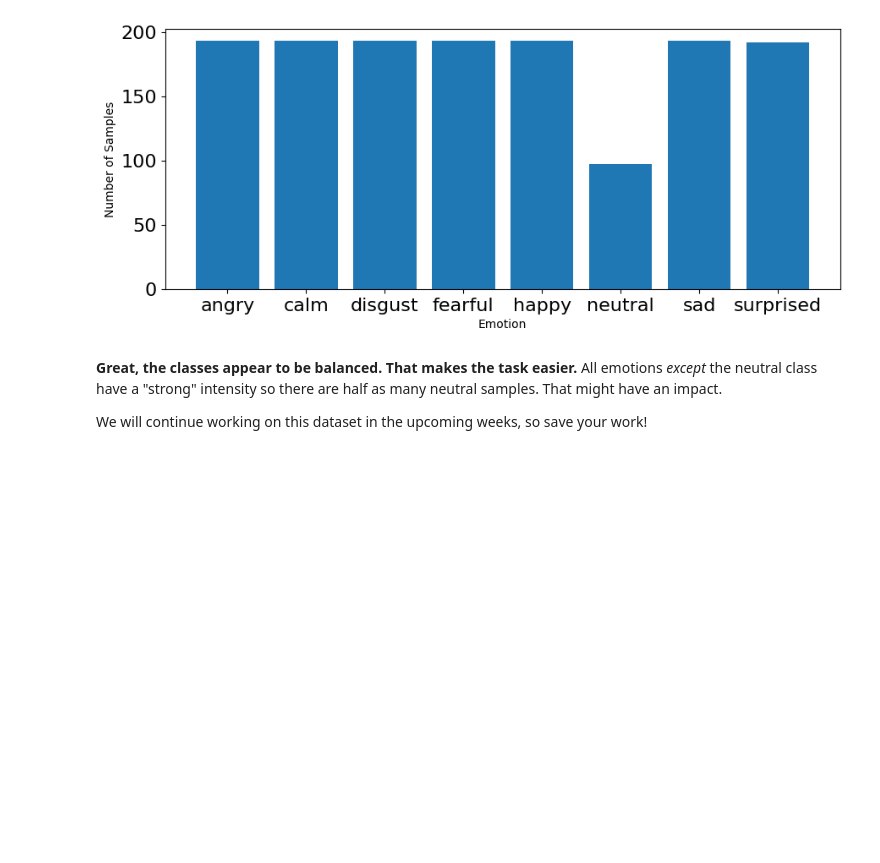
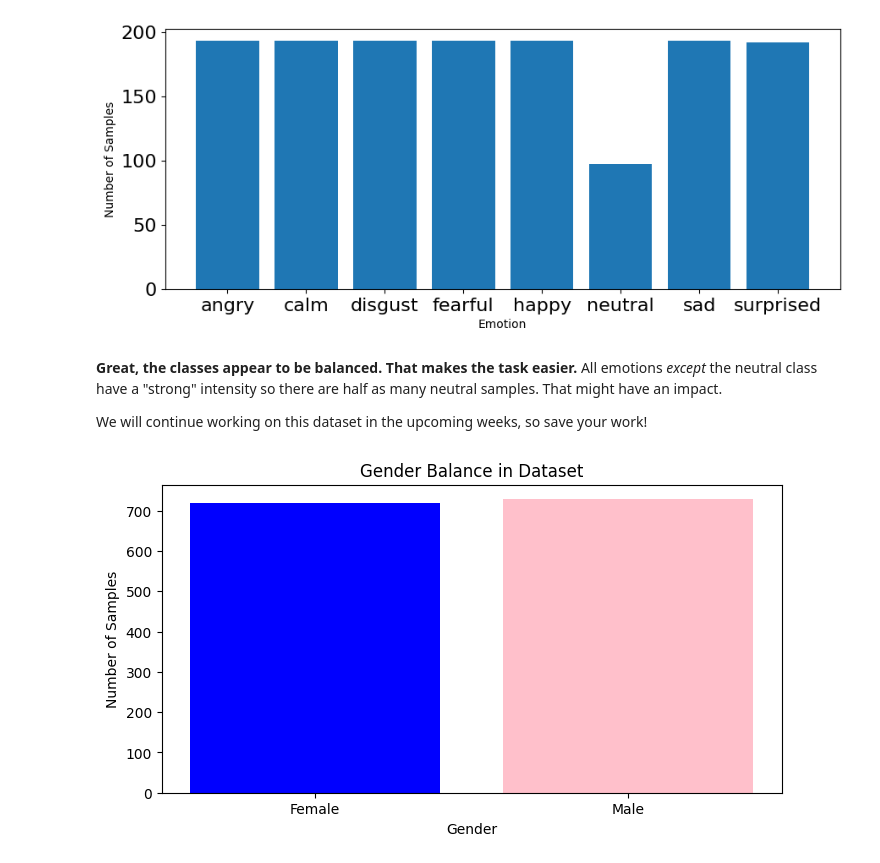
Before and after one commit to jigangz/Week2_DataPreprocessing, a Jupyter notebook: MY Week 2.ipynb, the cells around one changed output. Drawn from its saved outputs; the diff is of its cells as text; code cells hidden in the pictures; blank space fills up the shorter version.

```diff
--- a/MY Week 2.ipynb
+++ b/MY Week 2.ipynb
@@ -724,3 +720,23 @@ plt.show()
 **Great, the classes appear to be balanced. That makes the task easier.** All emotions _except_ the neutral class have a "strong" intensity so there are half as many neutral samples. That might have an impact.
 
 We will continue working on this dataset in the upcoming weeks, so save your work!
+# %%
+# Creating gender labels based on actor number
+genders = []
+for file in glob.glob("/content/drive/MyDrive/Audio Data/Actor_*/*.wav"):
+    actor_number = int(file.split("/")[-2].split("_")[1])
+    if actor_number % 2 == 0:
+        genders.append("Female")
+    else:
+        genders.append("Male")
+
+# Visualizing gender balance
+plt.figure(figsize=(8,4))
+gender_list, gender_count = np.unique(genders, return_counts=True)
+plt.bar(gender_list, gender_count, color=['blue', 'pink'])
+plt.xlabel('Gender')
+plt.ylabel('Number of Samples')
+plt.title('Gender Balance in Dataset')
+plt.show()
+# %% [output]
+[figure, added]
```
Also changed, not shown: parts of 3 cells of this notebook.
